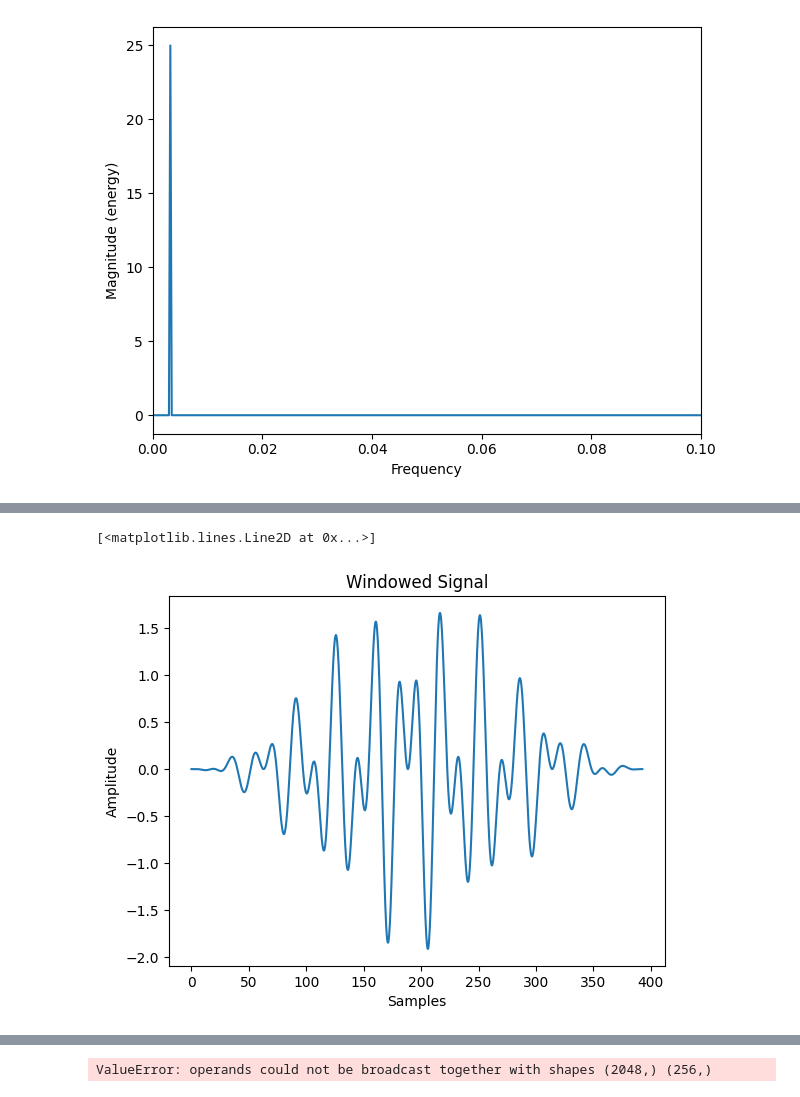
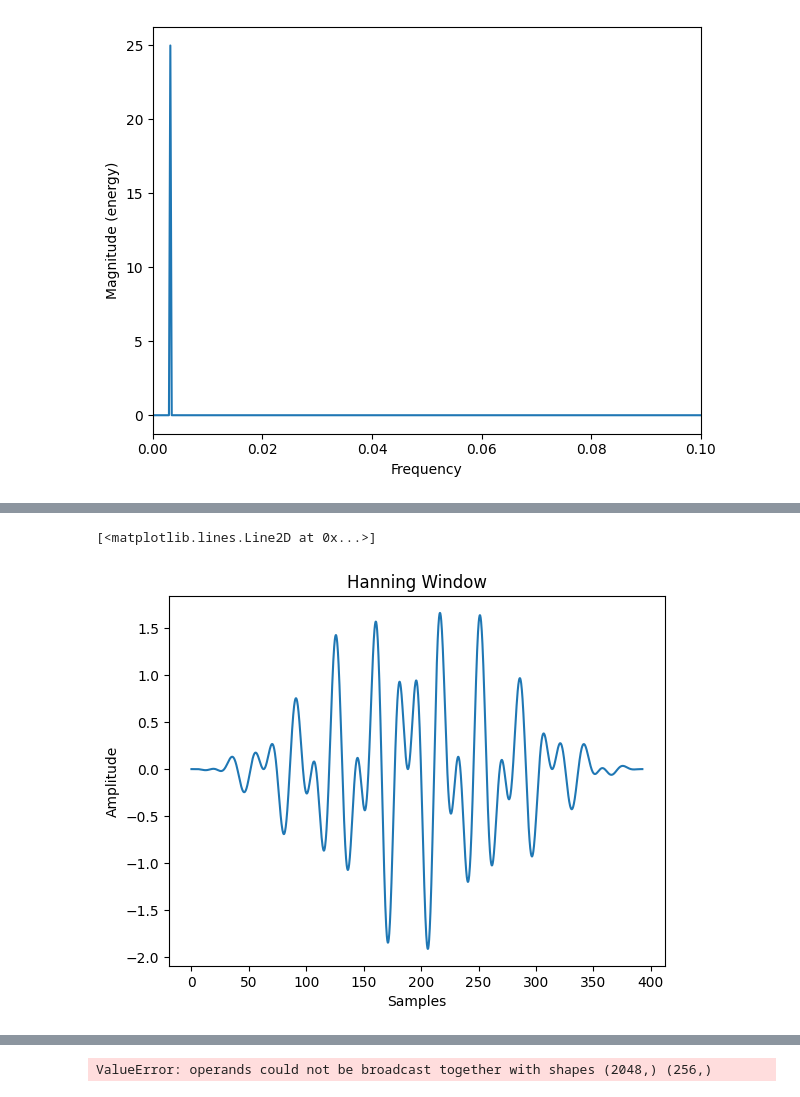
Before and after one commit to samsmith00/junior-IS, a Jupyter notebook: pythonScripts/spectralLeakage.ipynb, the cells around one changed output, grey strips where cells are left out. Drawn from its saved outputs; the diff is of its cells as text; code cells hidden in the pictures.

```diff
--- a/pythonScripts/spectralLeakage.ipynb
+++ b/pythonScripts/spectralLeakage.ipynb
@@ -33,17 +33,17 @@ plt.plot(x2, y2)
 # %%
 # composition wave
 x2 = np.linspace(0, 125*np.pi, 2048)
 y2 = np.cos(0.2*x2) + np.cos(0.35*x2)
 
 y2 *= np.hanning(len(x2))
 
-plt.title("Windowed Signal")
+plt.title("Hanning Window")
 plt.ylabel("Amplitude")
 plt.xlabel("Samples")
 plt.plot(x2, y2)
 # %% [output]
 [<matplotlib.lines.Line2D at 0x...>]
-[figure, old version]
+[figure, new version]
 # %%
 
 
```
Also changed, not shown: parts of 2 cells of this notebook, 7 other files.
